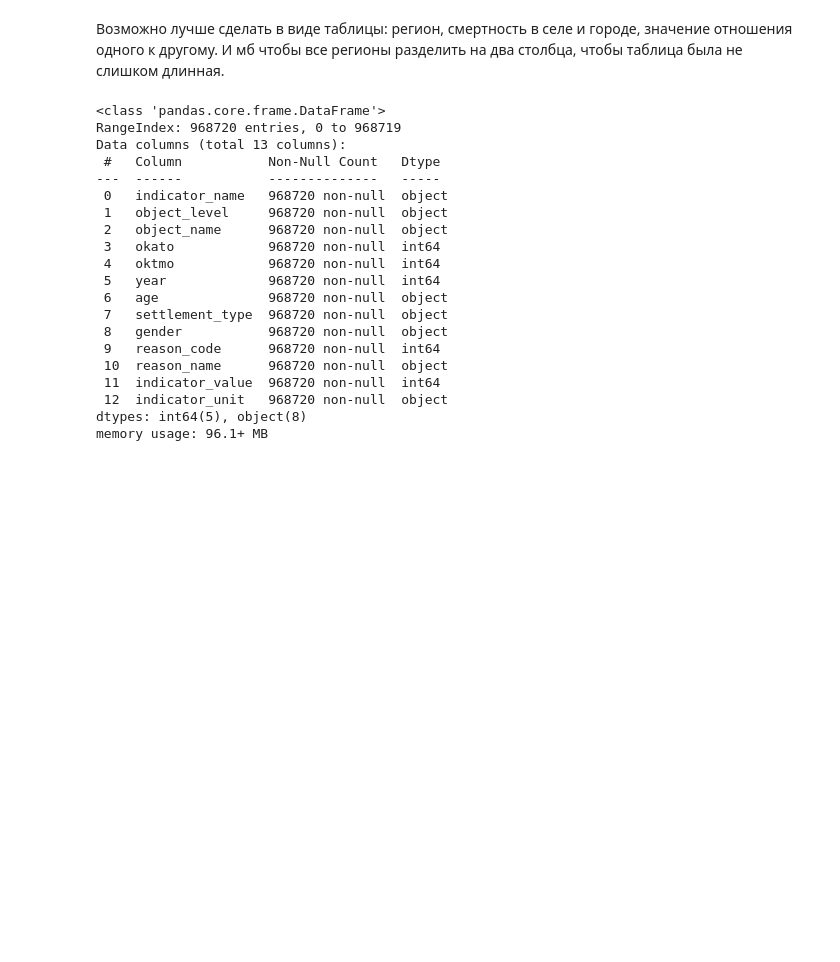
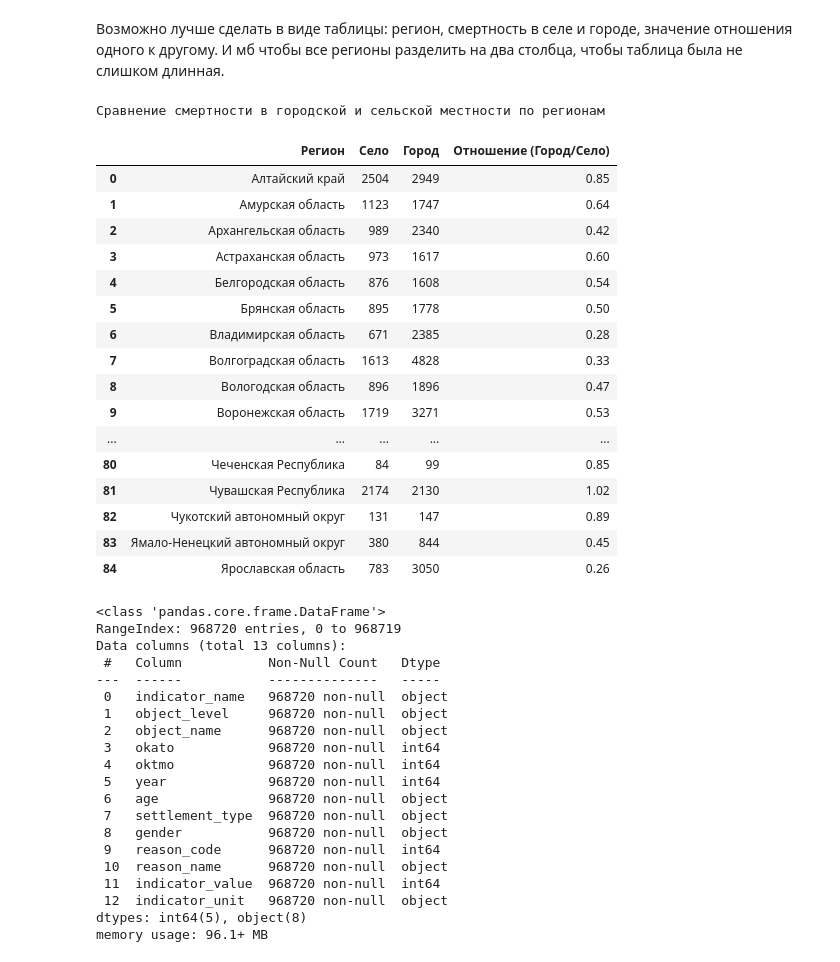
Before and after one commit to lidaEYE/despair-deaths-analysis, a Jupyter notebook: analysis.ipynb, the cells around one changed output. Drawn from its saved outputs; the diff is of its cells as text; code cells hidden in the pictures; blank space fills up the shorter version.

```diff
--- a/analysis.ipynb
+++ b/analysis.ipynb
@@ -370,6 +370,67 @@ plt.show()
 [figure]
 # %% [markdown]
 Возможно лучше сделать в виде таблицы: регион, смертность в селе и городе, значение отношения одного к другому. И мб чтобы все регионы разделить на два столбца, чтобы таблица была не слишком длинная.
+# %%
+import pandas as pd
+import numpy as np
+
+# Создаем сводную таблицу из исходных данных
+pivot_df = df_filtered.pivot_table(
+    index='object_name',  # Группируем по регионам
+    columns='settlement_type',  # Разделяем на город/село
+    values='indicator_value',  # Берем значения смертности
+    aggfunc='sum'  # Суммируем значения
+).reset_index()
+
+# Переименовываем колонки для понятности
+pivot_df.columns = ['Регион', 'Село', 'Город']
+
+# Добавляем столбец с отношением город/село
+pivot_df['Отношение (Город/Село)'] = pivot_df['Село'] / pivot_df['Город']
+
+# Заменяем возможные бесконечные значения (если Село=0) на NaN
+pivot_df['Отношение (Город/Село)'] = pivot_df['Отношение (Город/Село)'].replace([np.inf, -np.inf], np.nan)
+
+# Сортируем по названию региона (можно изменить на другую сортировку)
+pivot_df = pivot_df.sort_values('Регион')
+
+# Стилизуем таблицу с цветовой подсветкой
+styled_table = pivot_df.style \
+    .format({
+        'Город': '{:.0f}',
+        'Село': '{:.0f}',
+        'Отношение (Город/Село)': '{:.2f}'
+    }) \
+    .background_gradient(subset=['Город', 'Село'], cmap='YlOrRd') \
+    .applymap(lambda x: 'background-color: #ffcccc' if x > 1 else 'background-color: #ccffcc',
+              subset=['Отношение (Город/Село)']) \
+    .set_caption('Сравнение смертности в городской и сельской местности по регионам') \
+    .set_table_styles([{
+        'selector': 'caption',
+        'props': [('font-size', '16px'), ('font-weight', 'bold')]
+    }])
+
+# Отображаем таблицу
+display(styled_table)
+# %% [output]
+Сравнение смертности в городской и сельской местности по регионам
+|  | Регион | Село | Город | Отношение (Город/Село) |
+| 0 | Алтайский край | 2504 | 2949 | 0.85 |
+| 1 | Амурская область | 1123 | 1747 | 0.64 |
+| 2 | Архангельская область | 989 | 2340 | 0.42 |
+| 3 | Астраханская область | 973 | 1617 | 0.60 |
+| 4 | Белгородская область | 876 | 1608 | 0.54 |
+| 5 | Брянская область | 895 | 1778 | 0.50 |
+| 6 | Владимирская область | 671 | 2385 | 0.28 |
+| 7 | Волгоградская область | 1613 | 4828 | 0.33 |
+| 8 | Вологодская область | 896 | 1896 | 0.47 |
+| 9 | Воронежская область | 1719 | 3271 | 0.53 |
+| ... | ... | ... | ... | ... |
+| 80 | Чеченская Республика | 84 | 99 | 0.85 |
+| 81 | Чувашская Республика | 2174 | 2130 | 1.02 |
+| 82 | Чукотский автономный округ | 131 | 147 | 0.89 |
+| 83 | Ямало-Ненецкий автономный округ | 380 | 844 | 0.45 |
+| 84 | Ярославская область | 783 | 3050 | 0.26 |
 # %%
 df.info() # выводит всю информацию по дф (кол-во ненулевых значений и тип данных)
 # %% [output]
```
Also changed, not shown: parts of 4 cells of this notebook.
